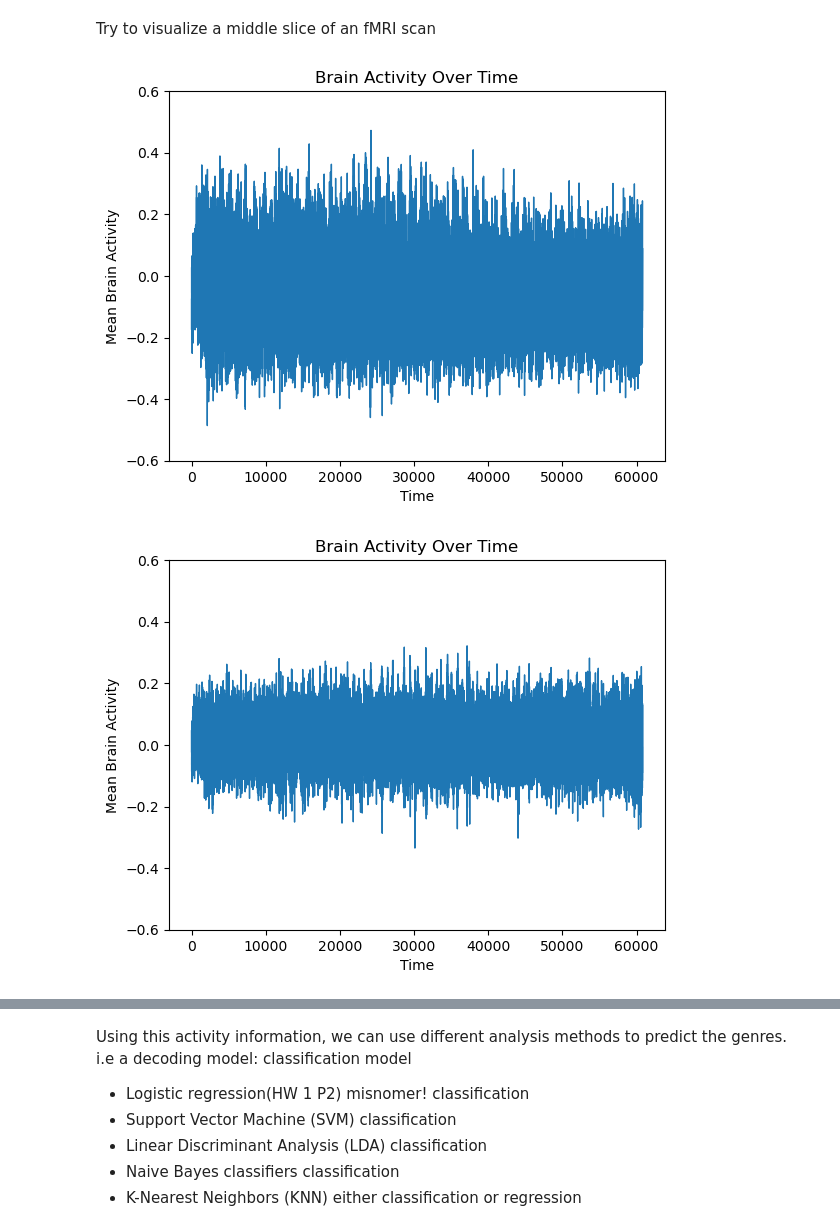
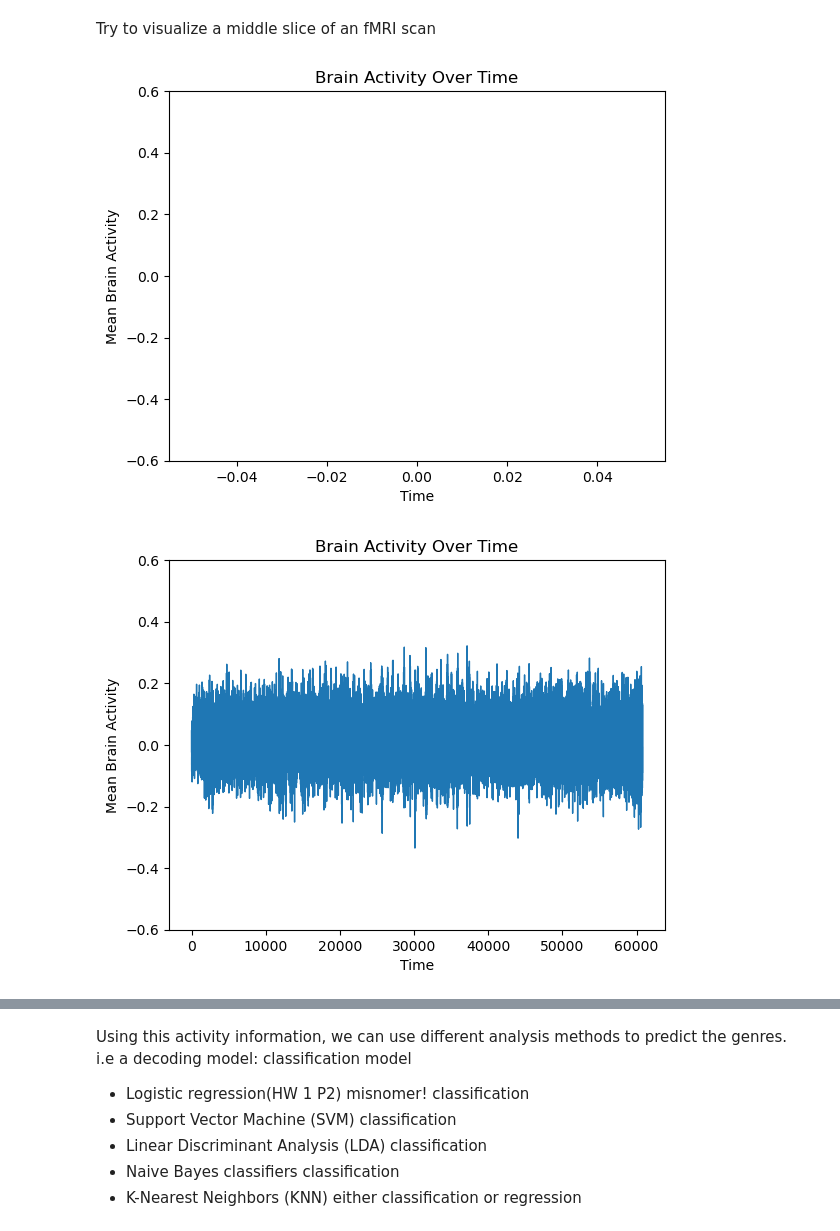
Before and after one commit to jenniarakaki/n120, a Jupyter notebook: data_exploration.ipynb, the cells around one changed output, grey strips where cells are left out. Cells and saved outputs as stored; diff of their text form; code cells hidden in the pictures.

```diff
--- a/data_exploration.ipynb
+++ b/data_exploration.ipynb
@@ -115,40 +115,40 @@ Try to visualize a middle slice of an fMRI scan
 #import ax. module
 import matplotlib.pyplot as plt
 
-mean_activity = np.mean(test1[:,0,:], axis=1)  # Average over voxels
+mean_activity = test1[0:1000:10000,0,:]  # Average over voxels
 plt.plot(mean_activity, linewidth=1)
 plt.xlabel("Time")
 plt.ylabel("Mean Brain Activity")
 plt.title("Brain Activity Over Time")
 plt.ylim(-0.6, 0.6)
 plt.show()
 
 mean_activity1 = np.mean(test1[:,1,:], axis=1)  # Average over voxels
 plt.plot(mean_activity1, linewidth=1)
 plt.xlabel("Time")
 plt.ylabel("Mean Brain Activity")
 plt.title("Brain Activity Over Time")
 plt.ylim(-0.6, 0.6)
 plt.show()
 
 mean_activity2 = np.mean(test1[:,2,:], axis=1)  # Average over voxels
 plt.plot(mean_activity2, linewidth=1)
 plt.xlabel("Time")
 plt.ylabel("Mean Brain Activity")
 plt.title("Brain Activity Over Time")
 plt.ylim(-0.6, 0.6)
 plt.show()
 
 mean_activity3 = np.mean(test1[:,3,:], axis=1)  # Average over voxels
 plt.plot(mean_activity3, linewidth=1
          )
 plt.xlabel("Time")
 plt.ylabel("Mean Brain Activity")
 plt.title("Brain Activity Over Time")
 plt.ylim(-0.6, 0.6)
 plt.show()
 # %% [output]
-[figure, old version]
+[figure, new version]
 [figure]
 [figure]
 [figure]
```
Also changed, not shown: parts of 3 cells of this notebook, 1 other file.
